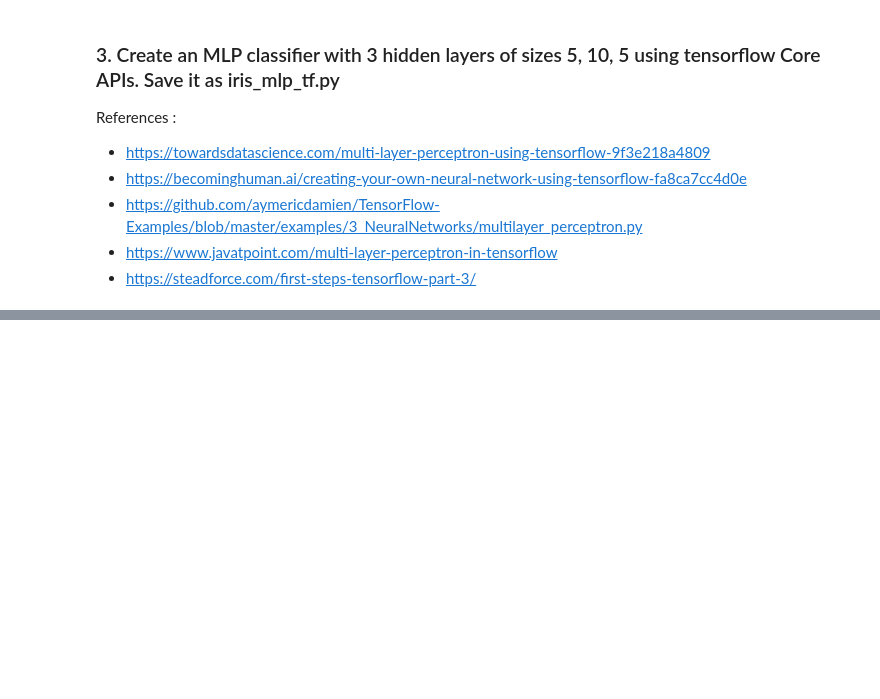
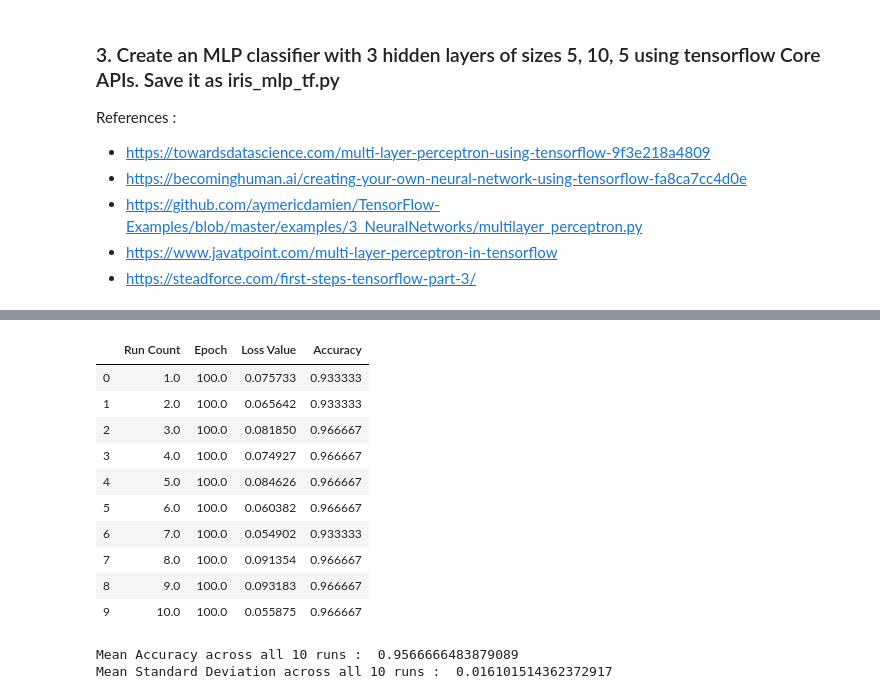
Before and after one commit to anmolmore/Chatbot-for-COVID-19-FAQ-using-Dialogflow, a Jupyter notebook: Deep learning/assignment/11915043 - Anmol More.ipynb, the cells around one changed output, grey strips where cells are left out. Drawn from its saved outputs; the diff is of its cells as text; code cells hidden in the pictures; blank space fills up the shorter version.

```diff
--- a/Deep learning/assignment/11915043 - Anmol More.ipynb
+++ b/Deep learning/assignment/11915043 - Anmol More.ipynb
@@ -205,0 +324,43 @@ y_test.shape
+# %%
+columns = ['sepal_length', 'sepal_width', 'petal_length', 'petal_width', 'species']
+
+#separate feature and labels
+features = columns[:-1]
+label = columns[-1]
+
+iris_train = pd.read_csv('iris_training.csv', header = None, names = columns)
+iris_test = pd.read_csv('iris_test.csv', header = None, names = columns)
+
+X_train = iris_train.iloc[:, :-1]
+
+#one hot encode labels
+y_train = iris_train.iloc[:, -1:]
+y_train = pd.get_dummies(y_train.species)
+X_test = iris_test.iloc[:, :-1]
+
+#one hot encode labels
+y_test = iris_test.iloc[:, -1:]
+y_test = pd.get_dummies(y_test.species)
+# %%
+model = Sequential()
+model.add(Dense(5, input_dim=4, activation='relu'))
+model.add(Dense(10, activation='relu'))
+model.add(Dense(5, activation='relu'))
+model.add(Dense(3, activation='sigmoid'))
+
+model.compile(loss='categorical_crossentropy', optimizer='adam', metrics=['accuracy'])
+
+print('Keras model summary')
+print(model.summary())
+
+df = pd.DataFrame(columns=['Run Count', 'Epoch', 'Loss Value', 'Accuracy'])
+
+for i in range(1,11) :
+    model.fit(X_train, y_train, batch_size=5, epochs=100)
+    results = model.evaluate(X_test, y_test)
+
+    print('Mean loss function value {:2f}'.format(results[0]))
+    print('Accuracy : {:2f}'.format(results[1]))
+
+    df = df.append({'Run Count': i, 'Epoch': 100, 'Loss Value': results[0],
+                    'Accuracy': results[1]}, ignore_index=True)
@@ -205,0 +385,20 @@ y_test.shape
+# %%
+df.head(10)
+# %% [output]
+|  | Run Count | Epoch | Loss Value | Accuracy |
+| 0 | 1.0 | 100.0 | 0.075733 | 0.933333 |
+| 1 | 2.0 | 100.0 | 0.065642 | 0.933333 |
+| 2 | 3.0 | 100.0 | 0.081850 | 0.966667 |
+| 3 | 4.0 | 100.0 | 0.074927 | 0.966667 |
+| 4 | 5.0 | 100.0 | 0.084626 | 0.966667 |
+| 5 | 6.0 | 100.0 | 0.060382 | 0.966667 |
+| 6 | 7.0 | 100.0 | 0.054902 | 0.933333 |
+| 7 | 8.0 | 100.0 | 0.091354 | 0.966667 |
+| 8 | 9.0 | 100.0 | 0.093183 | 0.966667 |
+| 9 | 10.0 | 100.0 | 0.055875 | 0.966667 |
+# %%
+print("Mean Accuracy across all 10 runs : ", df['Accuracy'].mean())
+print("Mean Standard Deviation across all 10 runs : ", df['Accuracy'].std())
+# %% [output]
+Mean Accuracy across all 10 runs :  0.9566666483879089
+Mean Standard Deviation across all 10 runs :  0.016101514362372917
```
Also changed, not shown: parts of 18 cells of this notebook, 52 other files.
